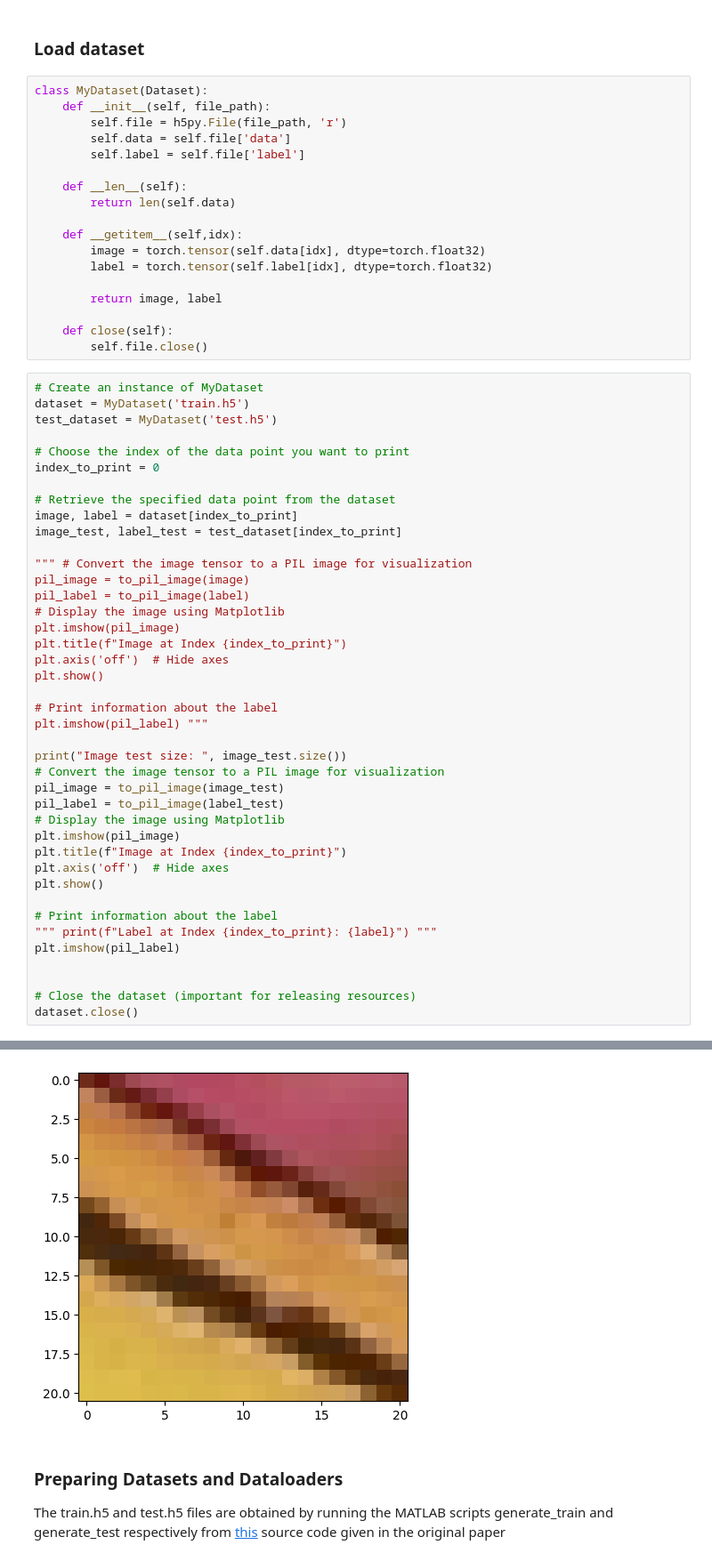
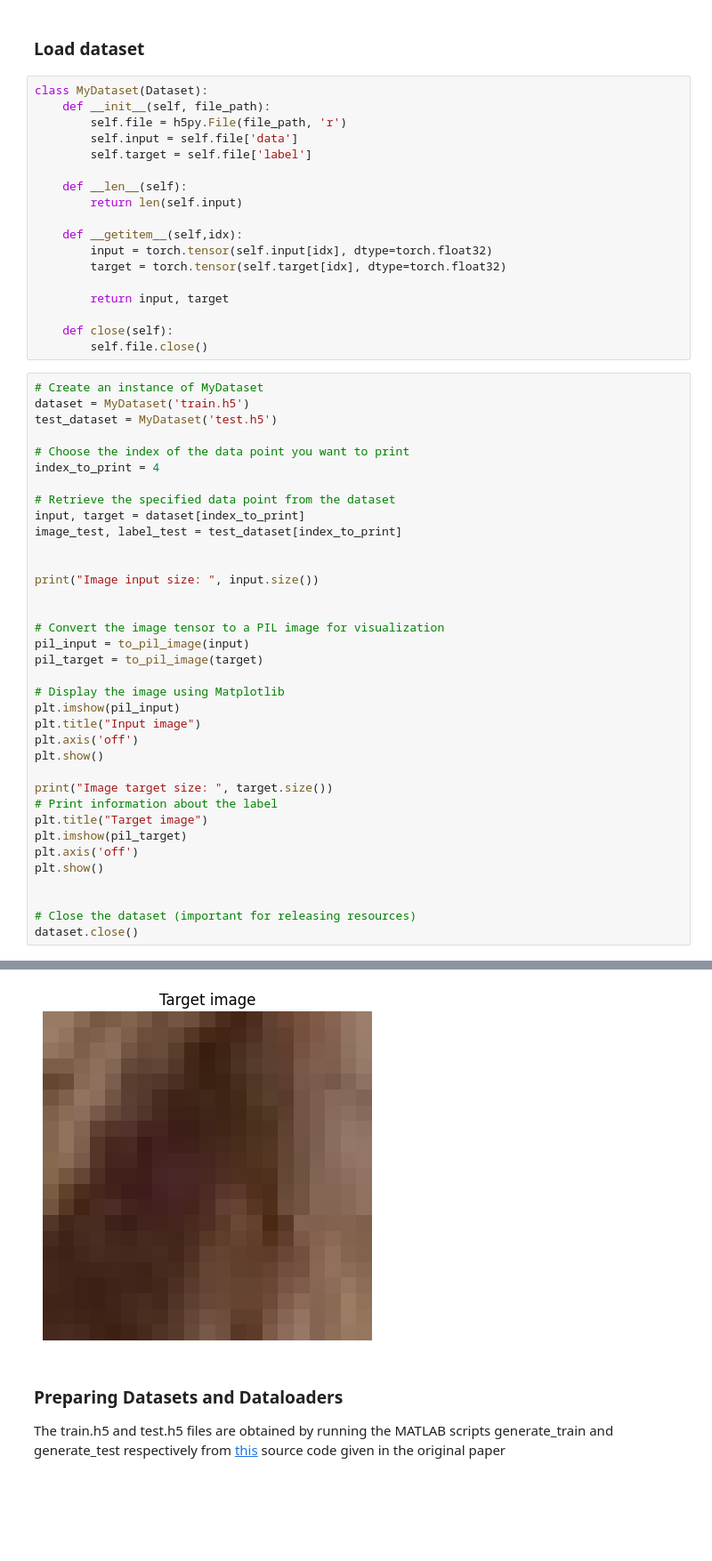
Before and after one commit to AdamAzuddin/SRCNN-PyTorch, a Jupyter notebook: train_srcnn.ipynb, the cells around one changed output, grey strips where cells are left out. Shown at 89% size. Cells and saved outputs as stored; diff of their text form; blank space fills up the shorter version.

Commit message:
can view full image but with some black edges

```diff
--- a/train_srcnn.ipynb
+++ b/train_srcnn.ipynb
@@ -23,17 +23,17 @@ device = torch.device('cuda' if torch.cuda.is_available() else 'cpu')
 class MyDataset(Dataset):
     def __init__(self, file_path):
         self.file = h5py.File(file_path, 'r')
-        self.data = self.file['data']
-        self.label = self.file['label']
+        self.input = self.file['data']
+        self.target = self.file['label']
 
     def __len__(self):
-        return len(self.data)
+        return len(self.input)
 
     def __getitem__(self,idx):
-        image = torch.tensor(self.data[idx], dtype=torch.float32)
-        label = torch.tensor(self.label[idx], dtype=torch.float32)
+        input = torch.tensor(self.input[idx], dtype=torch.float32)
+        target = torch.tensor(self.target[idx], dtype=torch.float32)
 
-        return image, label
+        return input, target
 
     def close(self):
         self.file.close()
@@ -43,37 +43,32 @@ dataset = MyDataset('train.h5')
 test_dataset = MyDataset('test.h5')
 
 # Choose the index of the data point you want to print
-index_to_print = 0
+index_to_print = 4
 
 # Retrieve the specified data point from the dataset
-image, label = dataset[index_to_print]
+input, target = dataset[index_to_print]
 image_test, label_test = test_dataset[index_to_print]
 
-""" # Convert the image tensor to a PIL image for visualization
-pil_image = to_pil_image(image)
-pil_label = to_pil_image(label)
+
+print("Image input size: ", input.size())
+
+
+# Convert the image tensor to a PIL image for visualization
+pil_input = to_pil_image(input)
+pil_target = to_pil_image(target)
+
 # Display the image using Matplotlib
-plt.imshow(pil_image)
-plt.title(f"Image at Index {index_to_print}")
-plt.axis('off')  # Hide axes
+plt.imshow(pil_input)
+plt.title("Input image")
+plt.axis('off')
 plt.show()
 
+print("Image target size: ", target.size())
 # Print information about the label
-plt.imshow(pil_label) """
-
-print("Image test size: ", image_test.size())
-# Convert the image tensor to a PIL image for visualization
-pil_image = to_pil_image(image_test)
-pil_label = to_pil_image(label_test)
-# Display the image using Matplotlib
-plt.imshow(pil_image)
-plt.title(f"Image at Index {index_to_print}")
-plt.axis('off')  # Hide axes
+plt.title("Target image")
+plt.imshow(pil_target)
+plt.axis('off')
 plt.show()
-
-# Print information about the label
-""" print(f"Label at Index {index_to_print}: {label}") """
-plt.imshow(pil_label)
 
 
 # Close the dataset (important for releasing resources)
@@ -84,4 +80,4 @@ Image test size:  torch.Size([3, 33, 33])
-[figure, old version]
+[figure, new version]
 # %% [markdown]
 ### Preparing Datasets and Dataloaders
 
```
Also changed, not shown: parts of 11 cells of this notebook, 5 other files.
